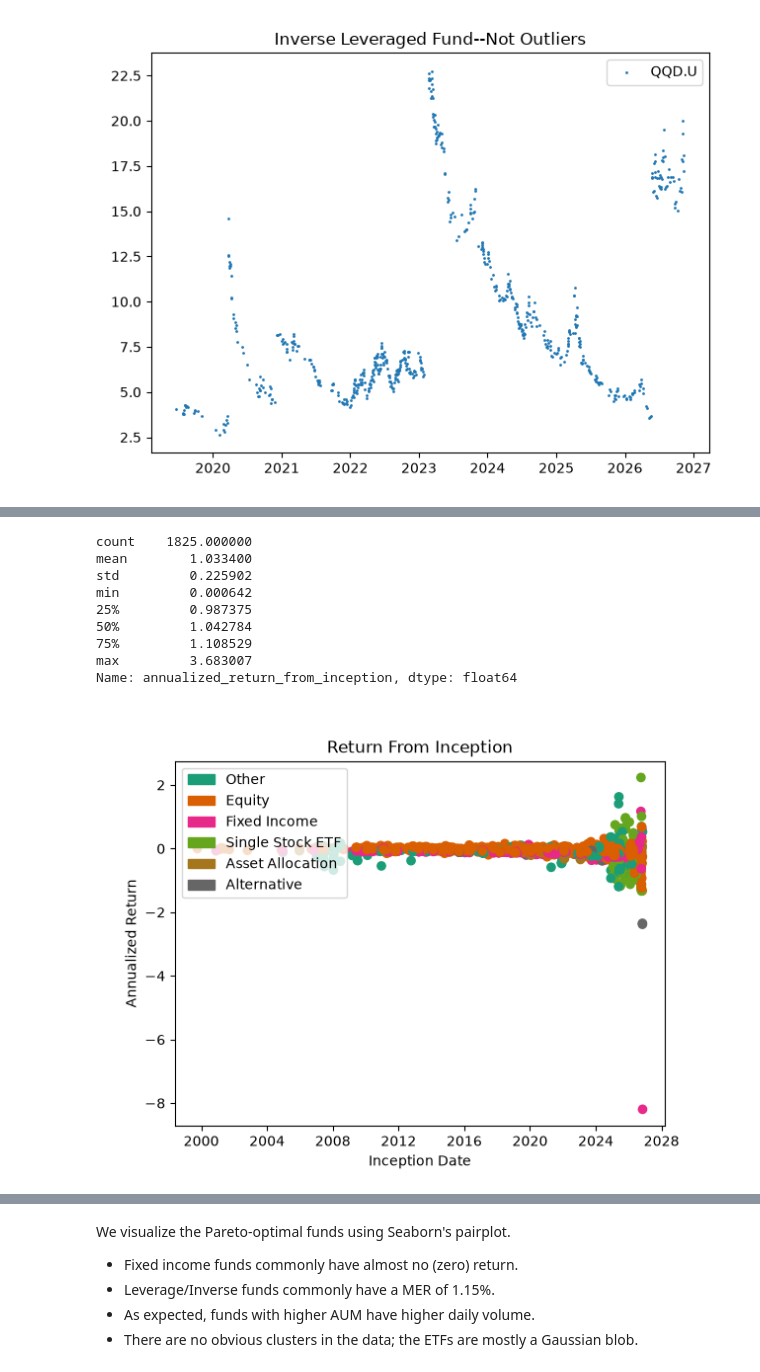
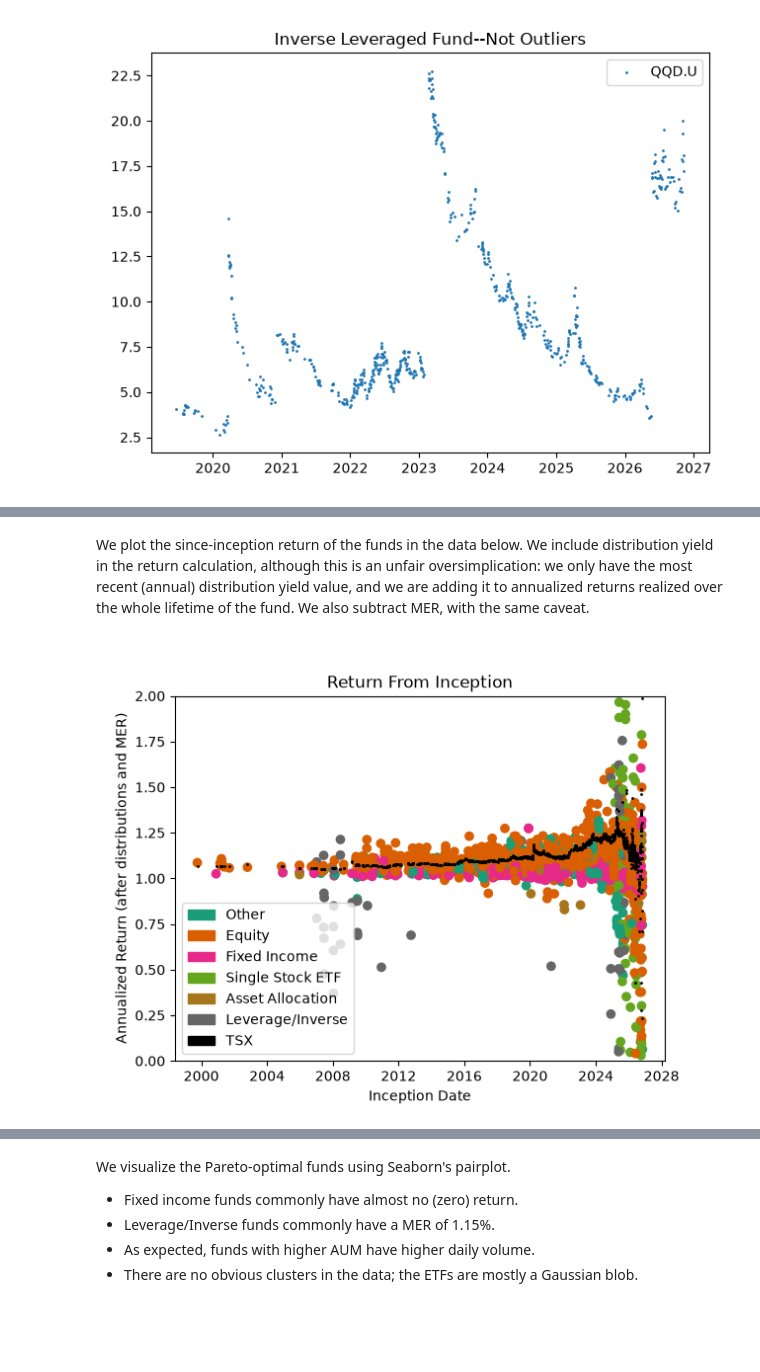
Before and after one commit to apetre/show-your-work, a Jupyter notebook: Choosing_an_ETF.ipynb, the cells around one changed output, grey strips where cells are left out. Saved outputs shown, nothing was run; the diff lists cells and outputs as text; code cells hidden in the pictures; blank space fills up the shorter version.

Commit message:
Discussion of TMX vs DIY returns. Pareto optimal set with DIY returns and inception date.

```diff
--- a/Choosing_an_ETF.ipynb
+++ b/Choosing_an_ETF.ipynb
@@ -197,4 +247,5 @@ else:
             frame = tb.tb_frame
             symbol_list_try.remove(frame.f_locals.get('obj').get('symbol'))
             tmx_etf_countries_excp = pd.concat([tmx_etf_countries_excp, pd.DataFrame([frame.f_locals.get('obj')])])
+    tmx_etf_countries.to_parquet('tmx_etf_countries.parquet')
 # %% [output]
@@ -255,4 +309,5 @@ else:
             frame = tb.tb_frame
             symbol_list_sectors_try.remove(frame.f_locals.get('obj').get('symbol'))
             tmx_etf_sectors_excp = pd.concat([tmx_etf_sectors_excp, pd.DataFrame([frame.f_locals.get('obj')])])
+    tmx_etf_sectors.to_parquet('tmx_etf_sectors.parquet')
 # %% [output]
@@ -819,5 +874,6 @@ def tsx_std(df, dfidx) -> float:
 tmx_etfs_additional_criteria['annualized_return_from_inception_tsx'] = tmx_etf_historical_since_tsx.groupby(level='symbol').apply(lambda x: tsx_return(x,tsx_index))
 tmx_etfs_additional_criteria['std_from_inception_tsx'] = tmx_etf_historical_since_tsx.groupby(level='symbol').apply(lambda x: tsx_std(x,tsx_index))
 tmx_etfs_additional_criteria['inception_date_diy'] = pd.to_datetime(tmx_etf_historical_clean.assign(date=tmx_etf_historical_clean.index.get_level_values(1)).groupby(level='symbol')['date'].min())
+tmx_etfs_additional_criteria['latest_date_diy'] = pd.to_datetime(tmx_etf_historical_clean.assign(date=tmx_etf_historical_clean.index.get_level_values(1)).groupby(level='symbol')['date'].max())
 # %%
 tmx_etfs_with_additional_criteria = pd.merge(tmx_etfs_clean,tmx_etfs_additional_criteria,how='left',on='symbol')
@@ -842,60 +880,49 @@ memory usage: 840.2+ KB
-# %%
-tmx_etfs_with_additional_criteria['annualized_return_from_inception'].describe()
-# %% [output]
-count    1825.000000
-mean        1.033400
-std         0.225902
-min         0.000642
-25%         0.987375
-50%         1.042784
-75%         1.108529
-max         3.683007
-Name: annualized_return_from_inception, dtype: float64
+# %% [markdown]
+We plot the since-inception return of the funds in the data below. We include distribution yield in the return calculation, although this is an unfair oversimplication: we only have the most recent (annual) distribution yield value, and we are adding it to annualized returns realized over the whole lifetime of the fund. We also subtract MER, with the same caveat.
 # %%
-# We verify that returns since inception have been calculated correctly
-def tsx_return_v2(date_earliest, date_latest) -> float:
-    # Finds the annualized return of the TSX over a time period.
-    if date_latest != date_earliest :
-        return (tsx_index.loc[date_latest,'close'] / tsx_index.loc[date_earliest,'close']) ** (365.0 / (date_latest-date_earliest).days)
-    else:
-        return np.nan
-tsx_latest_date = tsx_index.index.max()
-tsx_annualized_return = tsx_index.assign(date=tsx_index.index)['date'].map(lambda x: tsx_return_v2(x,tsx_latest_date)).rename('annualized_return')
-
 len_asset_class = 5.0
 asset_class_colormap_values = {
     'Other'              : 0.0,
     'Equity'             : 1/len_asset_class,
     'Fixed Income'       : 2/len_asset_class,
     'Single Stock ETF'   : 3/len_asset_class,
     'Asset Allocation'   : 4/len_asset_class,
-    'Alternative'        : 5/len_asset_class
+    'Leverage/Inverse'   : 5/len_asset_class
 }
 
-plt.close('all')
-fig, axes = plt.subplots()
-axes.scatter(x=tmx_etfs_with_additional_criteria['inception_date_diy'],
-             y=tmx_etfs_with_additional_criteria['annualized_return_from_inception']-tmx_etfs_with_additional_criteria['annualized_return_from_inception_tsx'],
+plt.close('Return From Inception')
+fig_return, axes_return = plt.subplots(num='Return From Inception')
+axes_return.scatter(x=tmx_etfs_with_additional_criteria['inception_date_diy'],
+             y=tmx_etfs_with_additional_criteria['annualized_return_from_inception']
+                    + tmx_etfs_with_additional_criteria['distribution_yield'].fillna(0.0)
+                    - tmx_etfs_with_additional_criteria['management_fee'].fillna(0.0),
              c=tmx_etfs_with_additional_criteria['asset_class'].map(lambda c : asset_class_colormap_values.get(c, 0)), cmap='Dark2', vmin=0, vmax=1,
              label='ETFs')
-#axes.plot(tmx_etfs_with_additional_criteria.sort_values(by='inception_date_diy')['inception_date_diy'], tmx_etfs_with_additional_criteria.sort_values(by='inception_date_diy')['annualized_return_from_inception_tsx'], label='TSX',color='orange')
-axes.set_xlabel('Inception Date')
-axes.set_ylabel('Annualized Return')
-axes.set_title('Return From Inception')
+axes_return.scatter(x=tmx_etfs_with_additional_criteria['inception_date_diy'],
+             y=tmx_etfs_with_additional_criteria['annualized_return_from_inception_tsx'],
+             color='black', s=1,
+             label='TSX')
+axes_return.set_ylim(0,2)
+axes_return.set_xlabel('Inception Date')
+axes_return.set_ylabel('Annualized Return (after distributions and MER)')
+axes_return.set_title('Return From Inception')
 
 # Make legend
 legend_handles = []
 for i, (asset_class, cmap_value) in enumerate(asset_class_colormap_values.items()):
     color = plt.get_cmap('Dark2')(cmap_value)
     patch = mpatches.Patch(color=color, label=asset_class)
     legend_handles.append(patch)
-axes.legend(handles=legend_handles, loc='upper left')
+patch = mpatches.Patch(color='black', label='TSX')
+legend_handles.append(patch)
+axes_return.legend(handles=legend_handles, loc='lower left')
 
 # We use the mplcursors module to enable "tooltip" pop-ups when the cursor hovers over a datapoint.
-cursor = mplcursors.cursor(axes, hover=True, highlight=True, multiple=False).connect("add", lambda sel: sel.annotation.set_text("\n".join([
+# Note that both the fund and its corresponding TSX return point are labelled with the fund's name in the pop-up.
+cursor = mplcursors.cursor(axes_return, hover=True, highlight=True, multiple=False).connect("add", lambda sel: sel.annotation.set_text("\n".join([
     f"{tmx_etfs_with_additional_criteria.index[sel.index]}"]
     )))
 
 plt.show();
 # %% [output]
-[figure, old version]
+[figure, new version]
```
Also changed, not shown: parts of 35 cells of this notebook.
